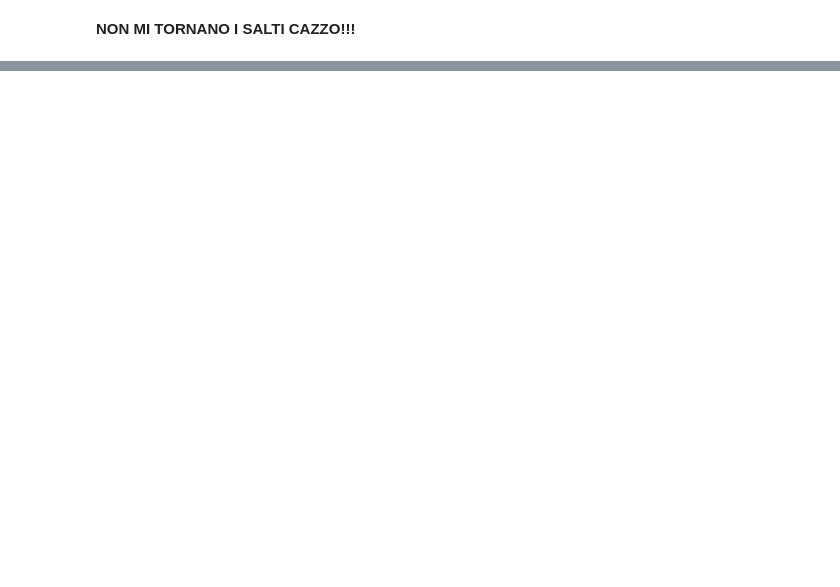
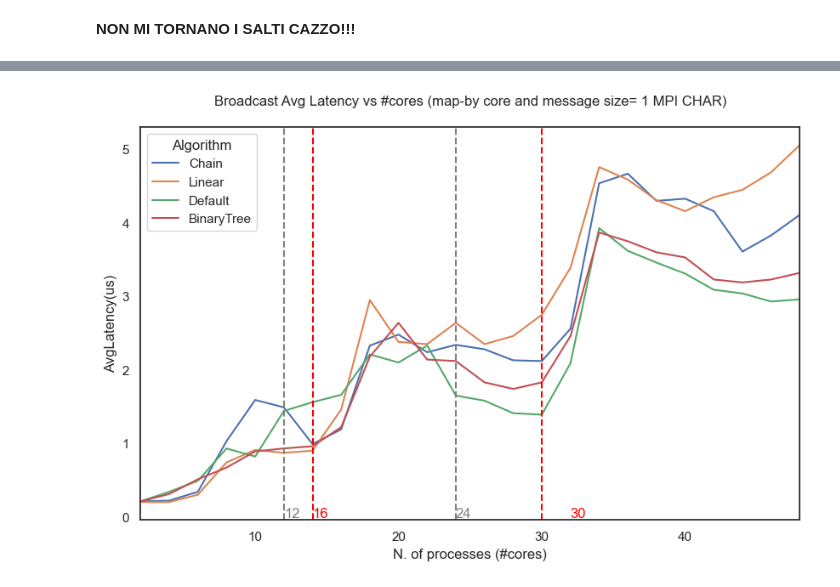
Before and after one commit to giuliofantuzzi/HPC_FinalProject, a Jupyter notebook: exercise1/bcast_THIN/bcast_results/analysis.ipynb, the cells around one changed output, grey strips where cells are left out. Saved outputs shown, nothing was run; the diff lists cells and outputs as text; code cells hidden in the pictures; blank space fills up the shorter version.

```diff
--- a/exercise1/bcast_THIN/bcast_results/analysis.ipynb
+++ b/exercise1/bcast_THIN/bcast_results/analysis.ipynb
@@ -35,0 +38,28 @@ Text(24, -0.056499999999999995, '24')
+# %%
+bcast_chain_df=pd.read_csv("../bcast_results_mapcore_bindsocket/bcast_chain.csv")
+bcast_linear_df=pd.read_csv("../bcast_results_mapcore_bindsocket/bcast_linear.csv")
+bcast_default_df=pd.read_csv("../bcast_results_mapcore_bindsocket/bcast_default.csv")
+bcast_binarytree_df=pd.read_csv("../bcast_results_mapcore_bindsocket/bcast_binarytree.csv")
+bcast_df= pd.concat([bcast_chain_df, bcast_linear_df,bcast_default_df,bcast_binarytree_df], ignore_index=True)
+plt.figure(figsize=(10, 6))
+sns.lineplot(x='Processes', y='AvgLatency(us)', hue='Algorithm', data=bcast_df[bcast_df['Processes']%2==0])
+plt.xlim(2,48)
+
+plt.xlabel('N. of processes (#cores)')
+plt.title('Broadcast Avg Latency vs #cores (map-by core and message size= 1 MPI CHAR)\n')
+plt.legend(loc='upper left',title="Algorithm")
+# add vertical lines
+plt.axvline(x=12, color='grey', linestyle='--')
+plt.axvline(x=14, color='red', linestyle='--')
+plt.axvline(x=24, color='grey', linestyle='--')
+plt.axvline(x=30, color='red', linestyle='--')
+
+# Add text near the vertical lines
+plt.text(12, plt.ylim()[0], '12', va='bottom', ha='left', color='grey')
+plt.text(14, plt.ylim()[0], '16', va='bottom', ha='left', color='red')
+plt.text(24, plt.ylim()[0], '24', va='bottom', ha='left', color='grey')
+plt.text(32, plt.ylim()[0], '30', va='bottom', ha='left', color='red')
+
+sns.set_theme(style="white")
+# %% [output]
+[figure, added]
```
Also changed, not shown: parts of 3 cells of this notebook, 3 other files.
